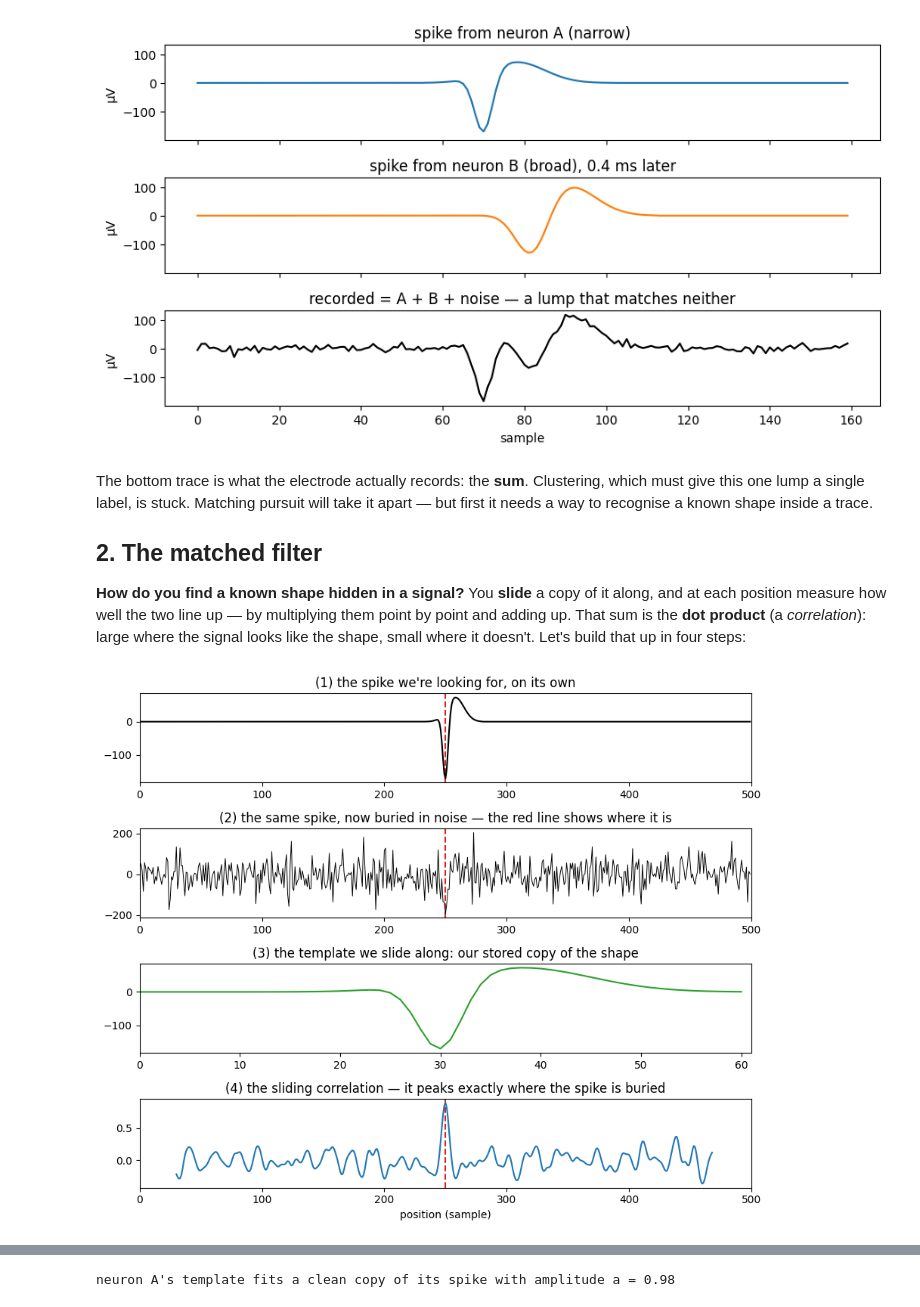
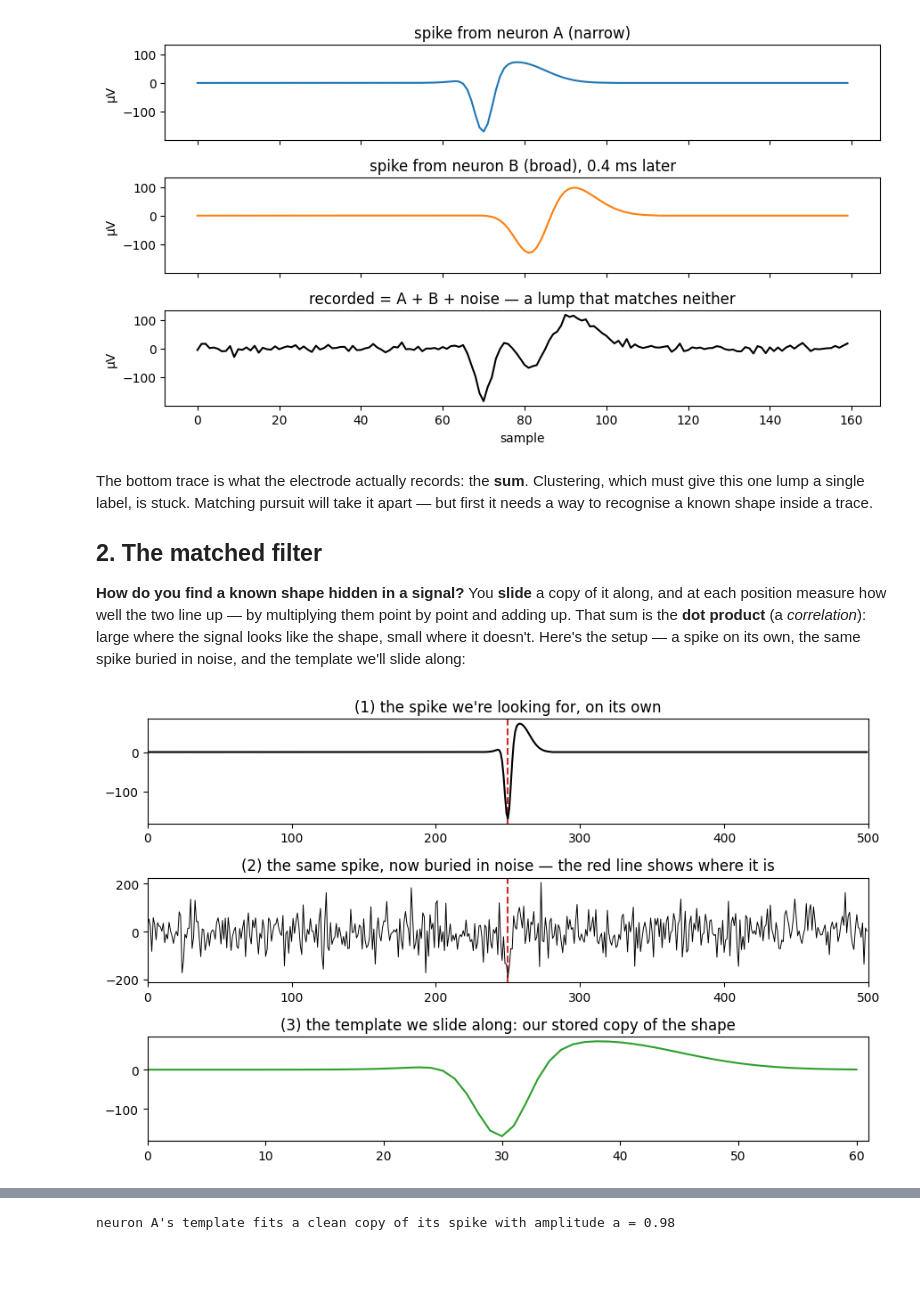
Before and after one commit to stootoon/swc-en-2026, a Jupyter notebook: ephys-pop/notebooks/06_template_matching_solutions.ipynb, the cells around one changed output, grey strips where cells are left out. Saved outputs shown, nothing was run; the diff lists cells and outputs as text; code cells hidden in the pictures; blank space fills up the shorter version.

```diff
--- a/ephys-pop/notebooks/06_template_matching_solutions.ipynb
+++ b/ephys-pop/notebooks/06_template_matching_solutions.ipynb
@@ -73,35 +73,26 @@ but first it needs a way to recognise a known shape inside a trace.
 **How do you find a known shape hidden in a signal?** You **slide** a copy of it along,
 and at each position measure how well the two line up — by multiplying them point by
 point and adding up. That sum is the **dot product** (a *correlation*): large where the
-signal looks like the shape, small where it doesn't. Let's build that up in four steps:
+signal looks like the shape, small where it doesn't. Here's the setup — a spike on its
+own, the same spike buried in noise, and the template we'll slide along:
 # %%
 shape = tmplA[pc]                       # the shape we'll look for (neuron A's waveform)
 Lw = len(shape)
 trough = int(np.argmin(shape))          # where the spike's trough sits inside the template
 loc0 = 250                              # we'll place the trough here
 start = loc0 - trough                    # so the template starts here
 rng = np.random.default_rng(1)
 clean = np.zeros(500); clean[start:start + Lw] = shape         # (1) the shape on its own
 noisy = clean + rng.normal(0, shape.std() * 1.3, 500)        # (2) buried in noise
 
-# (4) sliding correlation: raw[i] is the fit for a template STARTING at i; it peaks when
-# the template lines up, i.e. i = start. To plot it against the spike's *trough*
-# position (which is what the red line marks), shift the x-axis by `trough`.
-raw = np.array([np.dot(noisy[i:i + Lw], shape) / np.dot(shape, shape)
-                for i in range(len(noisy) - Lw)])
-corr_x = np.arange(len(raw)) + trough
-
-fig, ax = plt.subplots(4, 1, figsize=(9, 7.5))
-for a in (ax[0], ax[1], ax[3]):
+fig, ax = plt.subplots(3, 1, figsize=(9, 5.5))
+for a in (ax[0], ax[1]):
     a.axvline(loc0, color="tab:red", ls="--"); a.set_xlim(0, 500)
 ax[0].plot(clean, "k"); ax[0].set_title("(1) the spike we're looking for, on its own")
 ax[1].plot(noisy, "k", lw=0.7)
 ax[1].set_title("(2) the same spike, now buried in noise — the red line shows where it is")
 ax[2].plot(shape, "tab:green"); ax[2].set_xlim(0, Lw)
 ax[2].set_title("(3) the template we slide along: our stored copy of the shape")
-ax[3].plot(corr_x, raw, "tab:blue")
-ax[3].set_title("(4) the sliding correlation — it peaks exactly where the spike is buried")
-ax[3].set_xlabel("position (sample)")
 plt.tight_layout(); plt.show()
 # %% [output]
-[figure, old version]
+[figure, new version]
```
Also changed, not shown: parts of 6 cells of this notebook, 2 other files.
